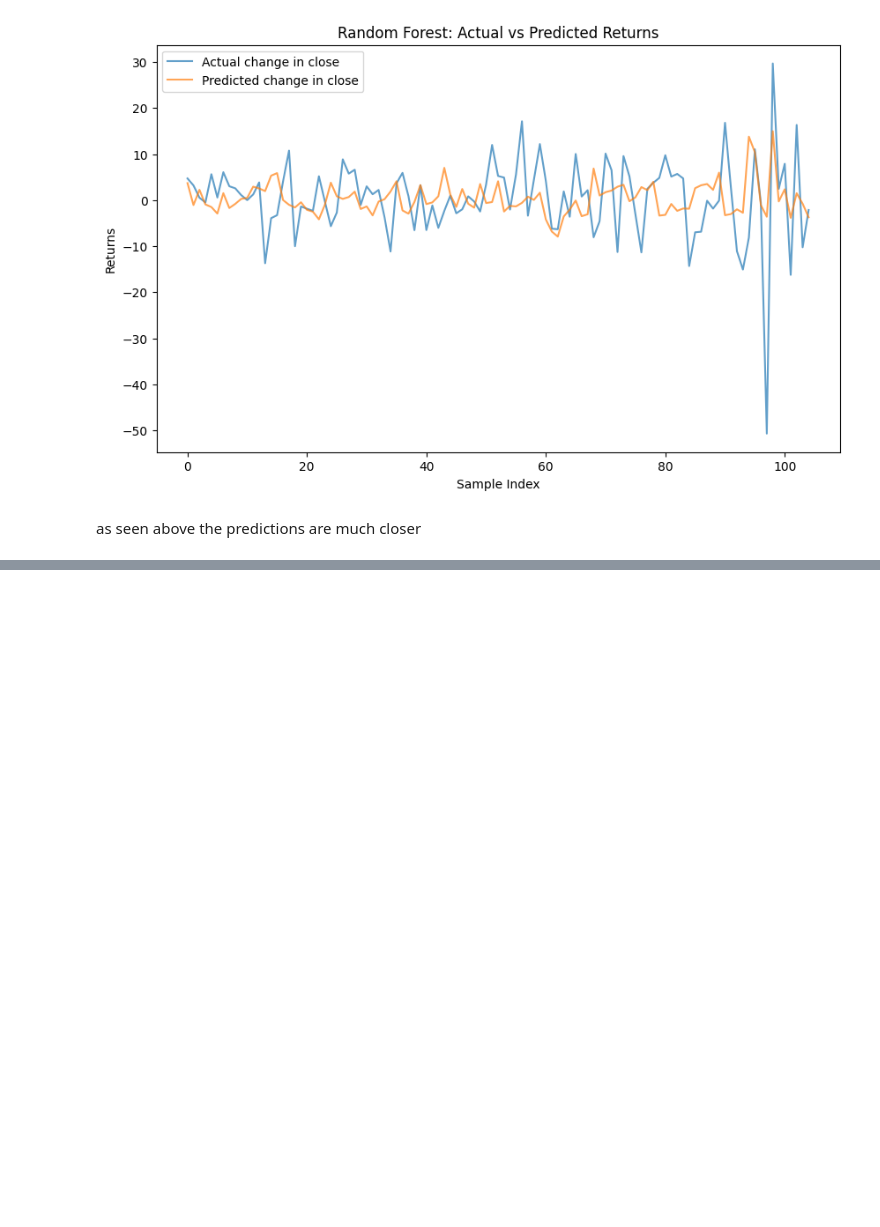
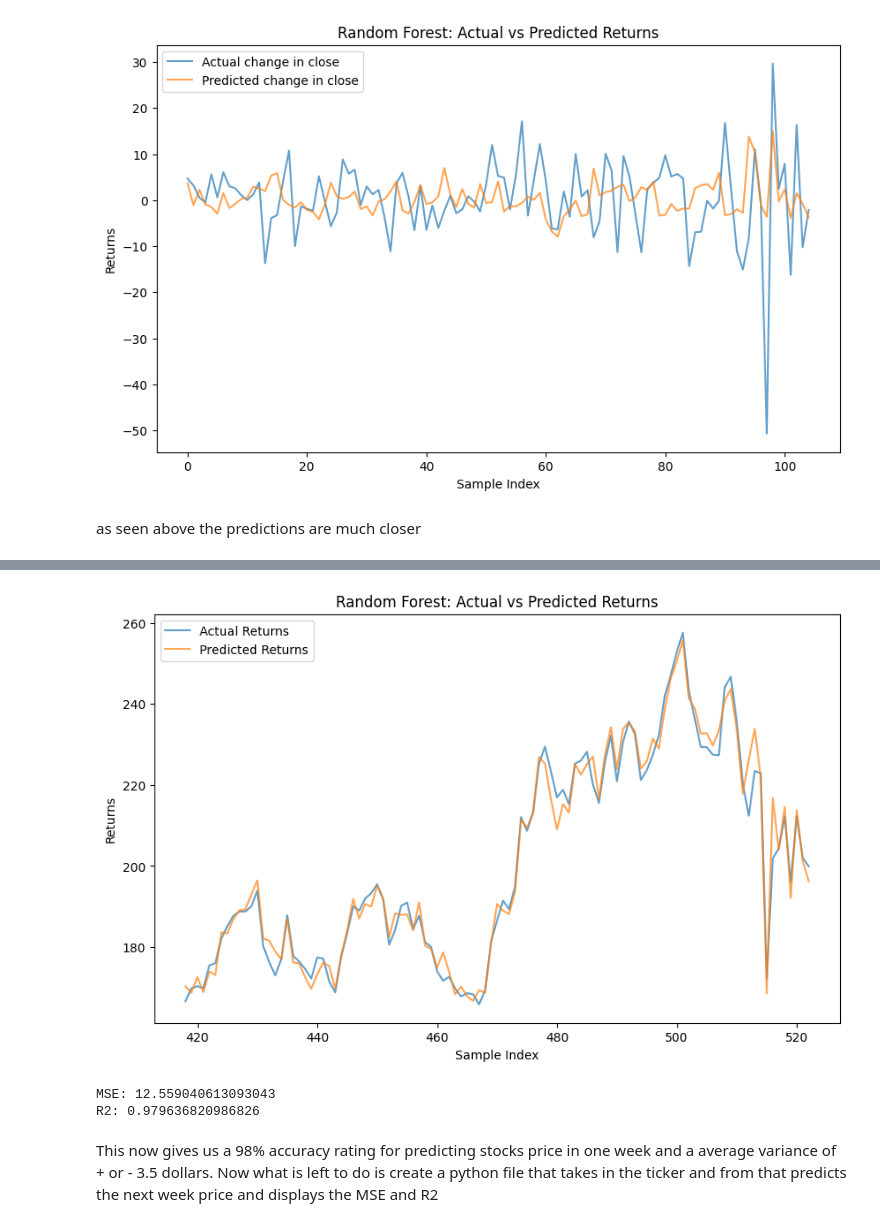
Before and after one commit to GeordieJones/financePython, a Jupyter notebook: backTesting_practice/apple_predictor.ipynb, the cells around one changed output, grey strips where cells are left out. Saved outputs shown, nothing was run; the diff lists cells and outputs as text; code cells hidden in the pictures; blank space fills up the shorter version.

```diff
--- a/backTesting_practice/apple_predictor.ipynb
+++ b/backTesting_practice/apple_predictor.ipynb
@@ -751,0 +821,3 @@ as seen above the predictions are much closer
+# %%
+current_close = weekly_data['Close'].values[-len(y_test):]
+predicted_close = current_close + y_pred_adjusted
@@ -751,0 +844,23 @@ as seen above the predictions are much closer
+# %%
+predicted_series = pd.Series(predicted_close, index=y_test.index)
+plt.figure(figsize=(10,6))
+plt.plot(y_test, label='Actual Returns', alpha=0.7)
+plt.plot(predicted_series, label='Predicted Returns', alpha=0.7)
+plt.title('Random Forest: Actual vs Predicted Returns')
+plt.xlabel('Sample Index')
+plt.ylabel('Returns')
+plt.legend()
+plt.show()
+# %% [output]
+[figure, added]
+# %%
+mse = mean_squared_error(y_test, predicted_series)
+r2 = r2_score(y_test, predicted_series)
+
+print("MSE:", mse)
+print("R2:", r2)
+# %% [output]
+MSE: 12.559040613093043
+R2: 0.979636820986826
+# %% [markdown]
+This now gives us a 98% accuracy rating for predicting stocks price in one week and a average variance of + or - 3.5 dollars. Now what is left to do is create a python file that takes in the ticker and from that predicts the next week price and displays the MSE and R2
```
Also changed, not shown: parts of 6 cells of this notebook, 1 other file.
